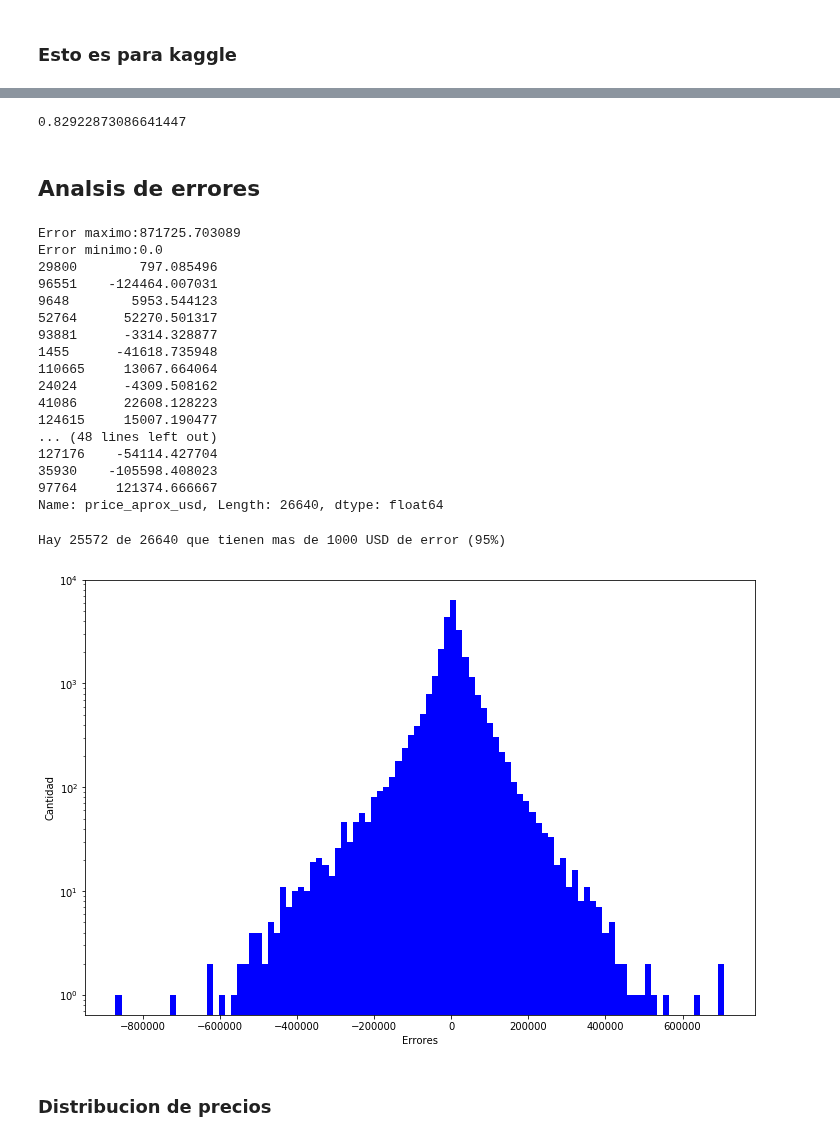
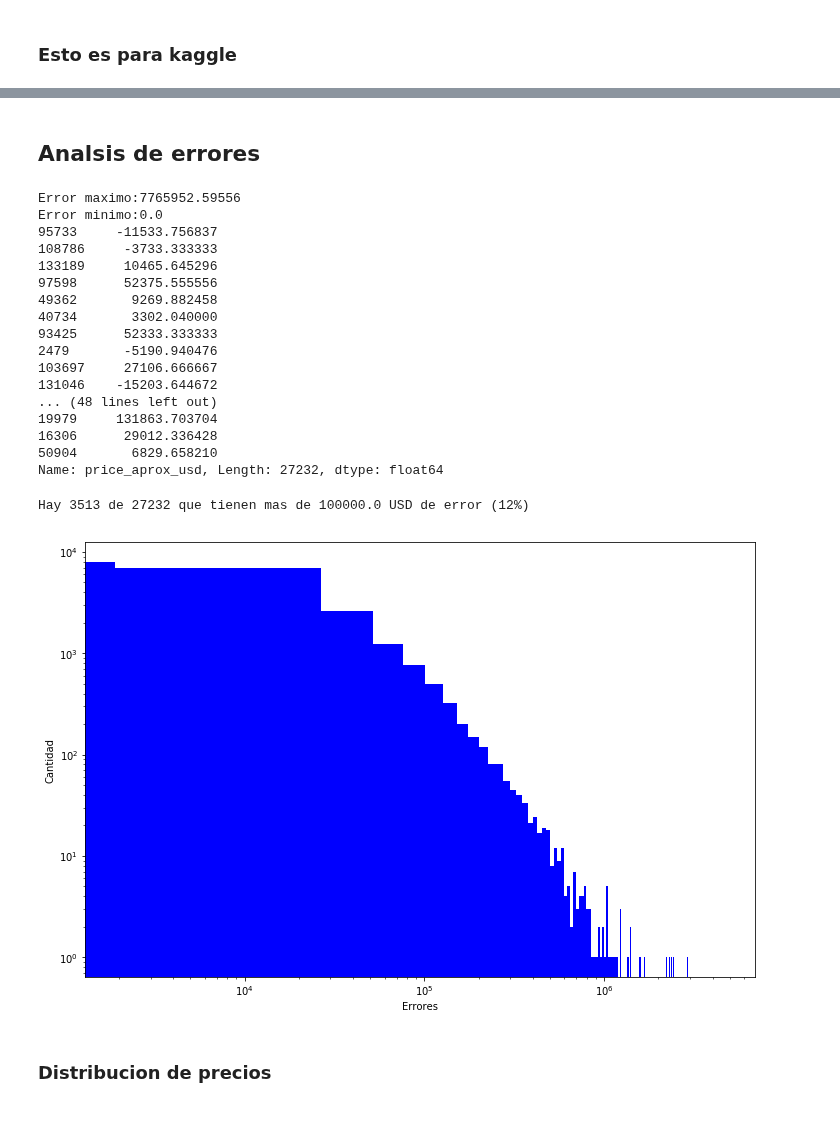
Before and after one commit to AlejandroDaneri/Machine-Learning-Properati, a Jupyter notebook: Random Forest.ipynb, the cells around one changed output, grey strips where cells are left out. Saved outputs shown, nothing was run; the diff lists cells and outputs as text; code cells hidden in the pictures.

```diff
--- a/Random Forest.ipynb
+++ b/Random Forest.ipynb
@@ -45,3 +65,7 @@ memory usage: 23.9+ MB
 # %%
 properati.loc[:,('created_on')] = pd.to_datetime(properati['created_on'])
 properati['anio'] = [x.year for x in properati['created_on'] ]
+properati=properati.loc[properati.price_aprox_usd<1e7]
+print len(properati)
+properati=properati.groupby("place_name").filter(lambda x: len(x)>5)
+print len(properati)
@@ -315,34 +281,30 @@ BaggingRegressor(base_estimator=RandomForestRegressor(bootstrap=True, criterion=
-# %%
-bag.score(X_test,y_test)
-# %% [output]
-0.82922873086641447
 # %% [markdown]
 ## Analsis de errores
 # %%
-errores = bag.predict(X_test)-y_test
+errores = mejor_rf.predict(X_test)-y_test
 print ("Error maximo:{0}\nError minimo:{1}".format( max(abs(errores)),min(abs(errores))))
 print(errores)
 # %% [output]
-Error maximo:871725.703089
+Error maximo:7765952.59556
 Error minimo:0.0
-29800        797.085496
-96551    -124464.007031
-9648        5953.544123
-52764      52270.501317
-93881      -3314.328877
-1455      -41618.735948
-110665     13067.664064
-24024      -4309.508162
-41086      22608.128223
-124615     15007.190477
+95733     -11533.756837
+108786     -3733.333333
+133189     10465.645296
+97598      52375.555556
+49362       9269.882458
+40734       3302.040000
+93425      52333.333333
+2479       -5190.940476
+103697     27106.666667
+131046    -15203.644672
 ... (48 lines left out)
-127176    -54114.427704
-35930    -105598.408023
-97764     121374.666667
-Name: price_aprox_usd, Length: 26640, dtype: float64
+19979     131863.703704
+16306      29012.336428
+50904       6829.658210
+Name: price_aprox_usd, Length: 27232, dtype: float64
 # %%
 count_max=0
-max_error=1000
+max_error=1e5
 lista=[]
 for error in errores:
     if abs(error)>=max_error:
@@ -350,18 +312,19 @@ for error in errores:
         lista.append(abs(error))
 print ("Hay {0} de {1} que tienen mas de {2} USD de error ({3}%)".format(count_max,len(errores),max_error,100 * count_max/len(errores)))
 # %% [output]
-Hay 25572 de 26640 que tienen mas de 1000 USD de error (95%)
+Hay 3513 de 27232 que tienen mas de 100000.0 USD de error (12%)
 # %%
 # the histogram of the data
 plt.figure(figsize=(12,8))
-plt.hist(errores, 100, facecolor='blue')
+plt.hist(errores, 500, facecolor='blue')
 plt.xlabel('Errores')
 plt.ylabel('Cantidad')
 #plt.xlim(-1000, 1000) #para variar el "zoom a 0"
 plt.yscale('log')
+plt.xscale('log')
 plt.show()
 # %% [output]
-[figure, old version]
+[figure, new version]
 # %% [markdown]
 ###  Distribucion de precios
 # %%
```
Also changed, not shown: parts of 18 cells of this notebook, 2 other files.
